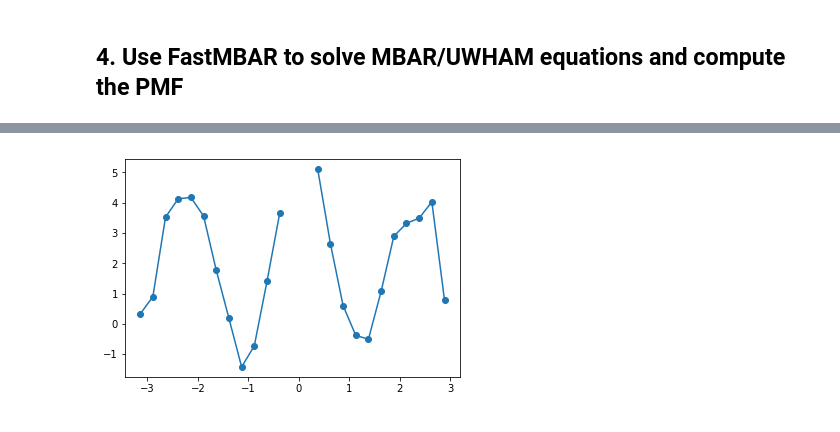
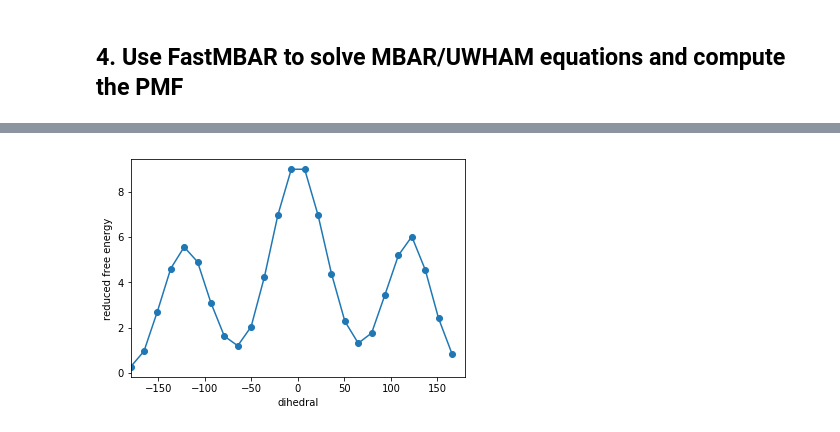
Before and after one commit to BrooksResearchGroup-UM/FastMBAR, a Jupyter notebook: examples/butane/script/main.ipynb, the cells around one changed output, grey strips where cells are left out. Drawn from its saved outputs; the diff is of its cells as text; code cells hidden in the pictures.

```diff
--- a/examples/butane/script/main.ipynb
+++ b/examples/butane/script/main.ipynb
@@ -118,7 +118,7 @@ K = 100
 context.setParameter("K", K)
 
 ## M centers of harmonic biasing potentials
-M = 5
+M = 10
 theta0 = np.linspace(-math.pi, math.pi, M, endpoint = False)
 np.savetxt("./output/theta0.csv", theta0, delimiter = ",")
 # %% [markdown]
@@ -177,4 +199,5 @@ for theta0_index in range(M):
 # %%
+## read dihedral values from umbrella sampling
 thetas = []
 num_conf = []
 for theta0_index in range(M):
@@ -185,7 +208,8 @@ thetas = np.concatenate(thetas)
 num_conf = np.array(num_conf).astype(np.float64)
 N = len(thetas)
 
-reduced_energy_matrix = np.zeros((M, N))
+## compute reduced energy matrix A
+A = np.zeros((M, N))
 K = 100
 T = 298.15 * unit.kelvin
 kbT = unit.BOLTZMANN_CONSTANT_kB * 298.15 * unit.kelvin * unit.AVOGADRO_CONSTANT_NA
@@ -197,9 +221,10 @@ for theta0_index in range(M):
     current_theta0 = theta0[theta0_index]
     diff = np.abs(thetas - current_theta0)
     diff = np.minimum(diff, 2*math.pi-diff)
-    reduced_energy_matrix[theta0_index, :] = 0.5*K*diff**2/kbT
+    A[theta0_index, :] = 0.5*K*diff**2/kbT
 
-fastmbar = FastMBAR(energy = reduced_energy_matrix, num_conf = num_conf, cuda=False, verbose = True)
-#print(fastmbar.F)
+## solve MBAR equations using FastMBAR
+fastmbar = FastMBAR(energy = A, num_conf = num_conf, cuda=False, verbose = True)
+print("Relative free energies: ", fastmbar.F)
 # %% [output]
 solve MBAR equation using CPU
@@ -206,25 +242,31 @@ solve MBAR equation using CPU
 # %%
-M_PMF = 25
-theta_PMF = np.linspace(-math.pi, math.pi, M_PMF, endpoint = False)
-width = 2*math.pi / M_PMF
-reduced_energy_PMF = np.zeros((M_PMF, N))
+## compute the reduced energy matrix B
+L = 25
+theta_PMF = np.linspace(-math.pi, math.pi, L, endpoint = False)
+width = 2*math.pi / L
+B = np.zeros((L, N))
 
-for i in range(M_PMF):
+for i in range(L):
     theta_center = theta_PMF[i]
     theta_low = theta_center - 0.5*width
     theta_high = theta_center + 0.5*width
 
     indicator = ((thetas > theta_low) & (thetas <= theta_high)) | \
                  ((thetas + 2*math.pi > theta_low) & (thetas + 2*math.pi <= theta_high)) | \
                  ((thetas - 2*math.pi > theta_low) & (thetas - 2*math.pi <= theta_high))
 
-    reduced_energy_PMF[i, ~indicator] = np.inf
+    B[i, ~indicator] = np.inf
 
-PMF, _ = fastmbar.calculate_free_energies_of_perturbed_states(reduced_energy_PMF)
+## compute PMF using the energy matrix B
+PMF, _ = fastmbar.calculate_free_energies_of_perturbed_states(B)
 
+## plot the PMF
 fig = plt.figure(0)
 fig.clf()
-plt.plot(theta_PMF, PMF, '-o')
+plt.plot(theta_PMF*180/math.pi, PMF, '-o')
+plt.xlim(-180, 180)
+plt.xlabel("dihedral")
+plt.ylabel("reduced free energy")
 plt.savefig("./output/PMF_fast_mbar.pdf")
 # %% [output]
-[figure, old version]
+[figure, new version]
```
Also changed, not shown: parts of 11 cells of this notebook, 6 other files.
